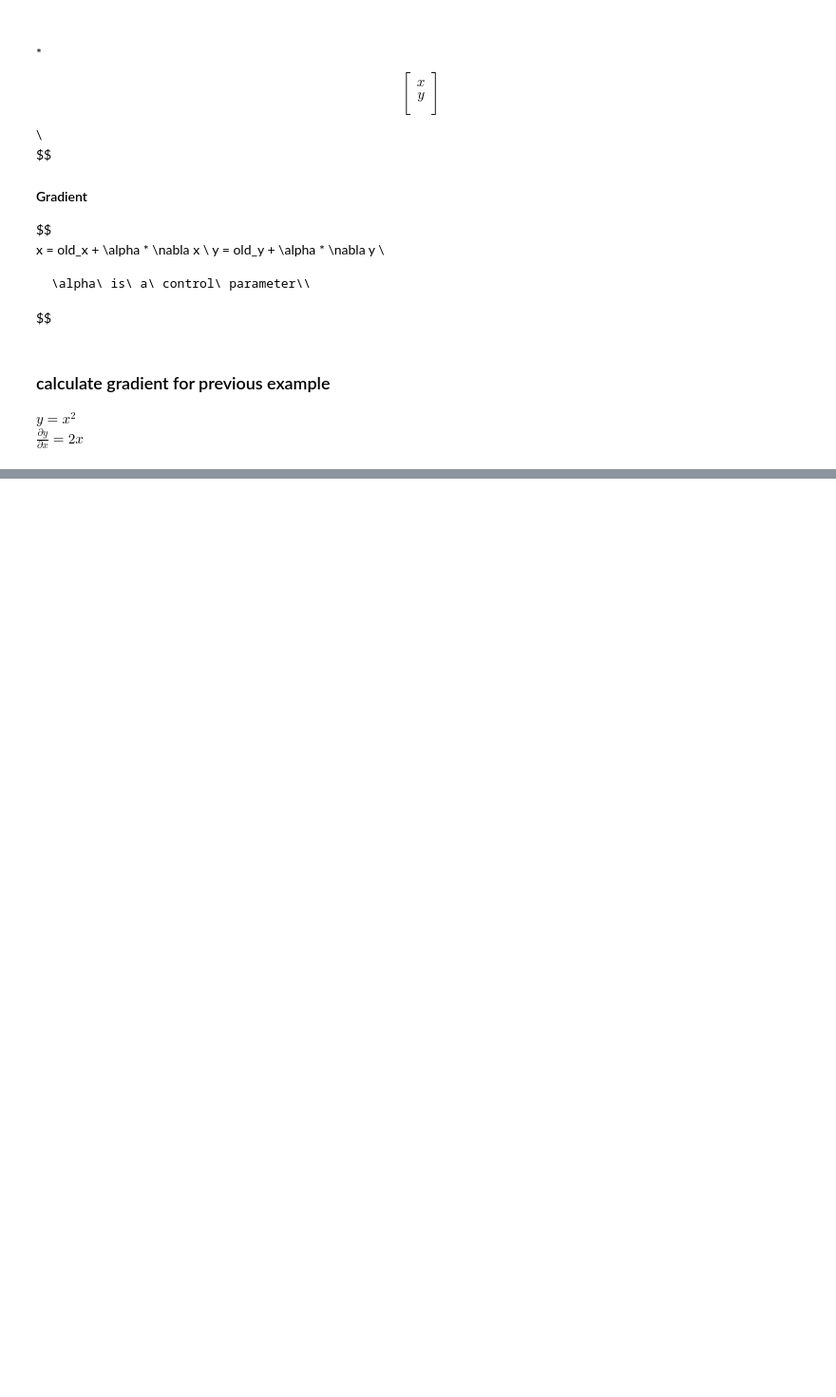
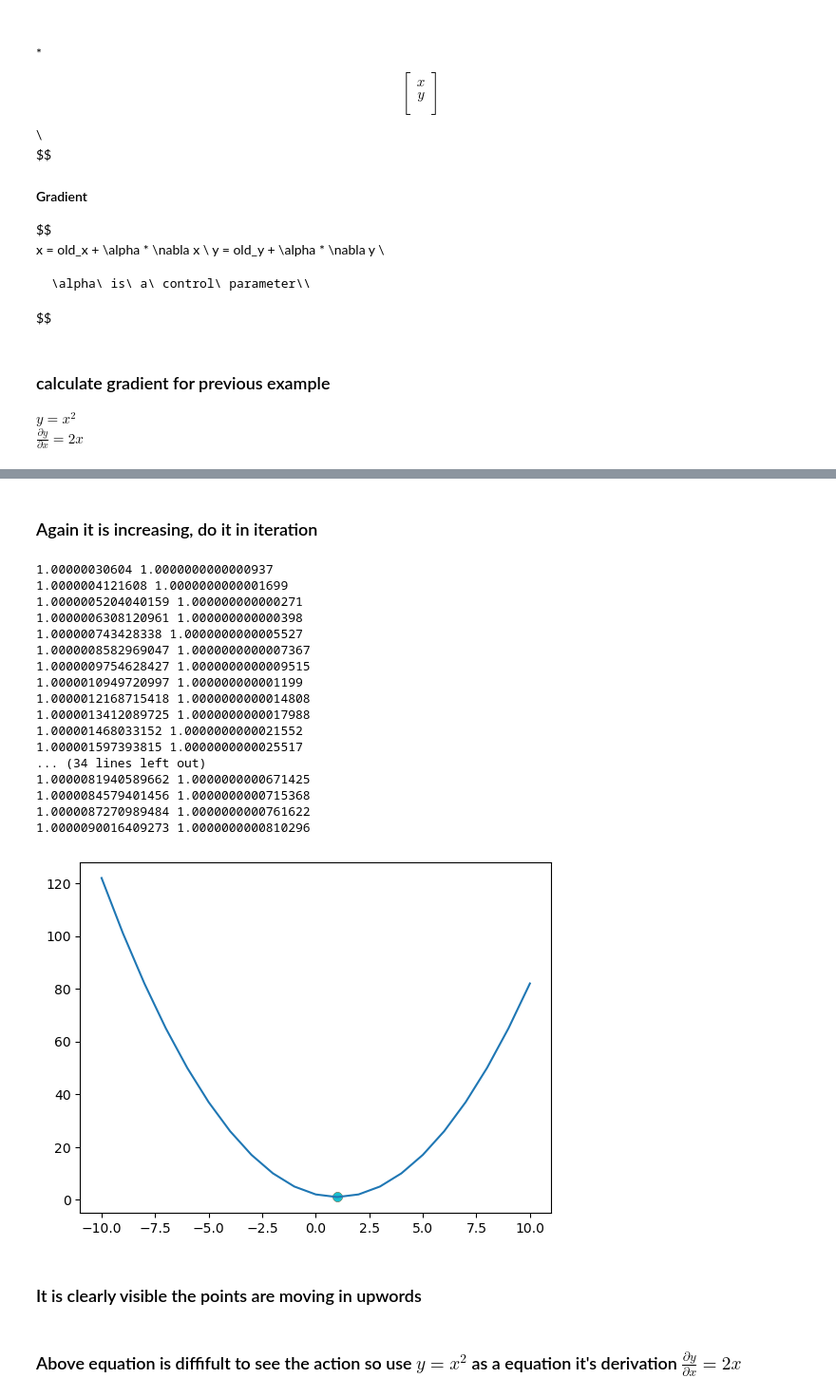
Before and after one commit to Jithendiran/mlTask, a Jupyter notebook: docs/Basics.ipynb, the cells around one changed output, grey strips where cells are left out. Shown at 95% size. Saved outputs shown, nothing was run; the diff lists cells and outputs as text; code cells hidden in the pictures; blank space fills up the shorter version.

```diff
--- a/docs/Basics.ipynb
+++ b/docs/Basics.ipynb
@@ -277,0 +284,34 @@ plt.show()
+# %% [markdown]
+### Again it is increasing, do it in iteration
+# %%
+plt.plot(x,y)
+for i in range(50):
+    x1 = grad(x1)
+    y1 = ((x1 - 1) ** 2) + 1 # y value will be change based on x value
+    plt.scatter(x1,y1)
+    print(x1,y1)
+
+plt.show()
+# %% [output]
+1.00000030604 1.0000000000000937
+1.0000004121608 1.0000000000001699
+1.0000005204040159 1.000000000000271
+1.0000006308120961 1.000000000000398
+1.000000743428338 1.0000000000005527
+1.0000008582969047 1.0000000000007367
+1.0000009754628427 1.0000000000009515
+1.0000010949720997 1.000000000001199
+1.0000012168715418 1.0000000000014808
+1.0000013412089725 1.0000000000017988
+1.000001468033152 1.0000000000021552
+1.000001597393815 1.0000000000025517
+... (34 lines left out)
+1.0000081940589662 1.0000000000671425
+1.0000084579401456 1.0000000000715368
+1.0000087270989484 1.0000000000761622
+1.0000090016409273 1.0000000000810296
+[figure, added]
+# %% [markdown]
+### It is clearly visible the points are moving in upwords
+# %% [markdown]
+### Above equation is diffifult to see the action so use $y=x^2$ as a equation it's derivation $\frac{\partial y}{\partial x} = 2x$
```
Also changed, not shown: parts of 14 cells of this notebook.
